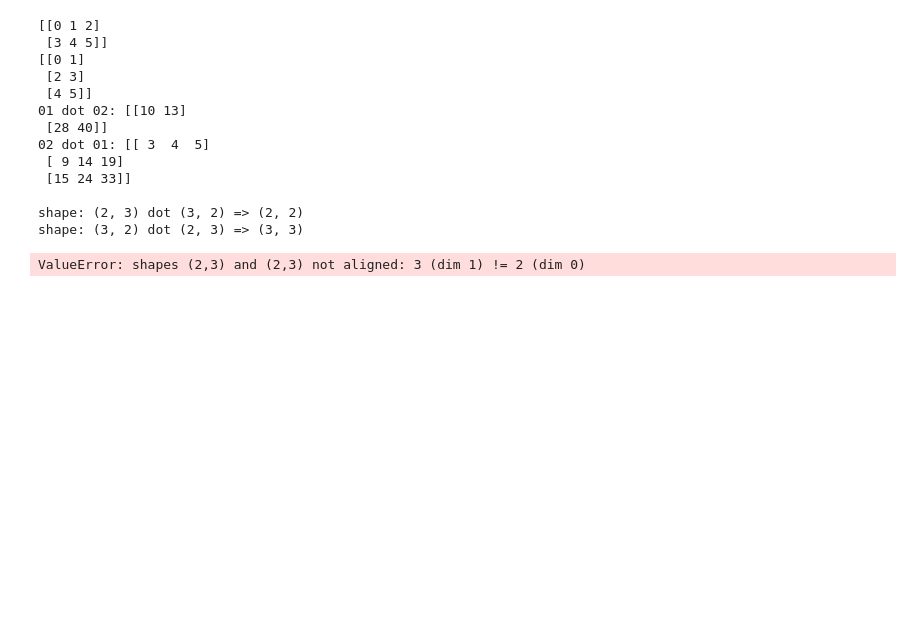
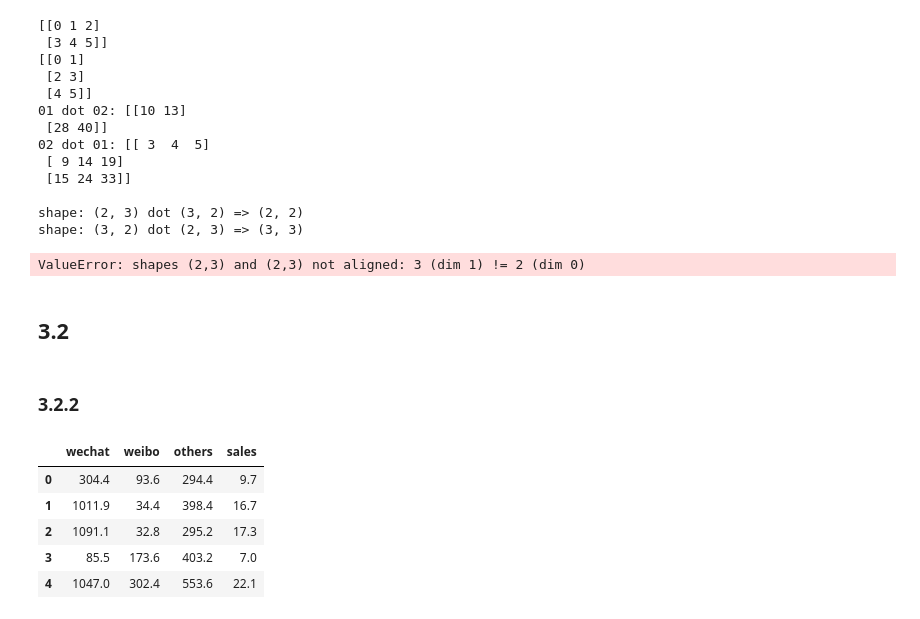
Before and after one commit to MemoryFactory/jupyter_basic, a Jupyter notebook: zero_ml.ipynb, the cells around one changed output. Cells and saved outputs as stored; diff of their text form; code cells hidden in the pictures; blank space fills up the shorter version.

```diff
--- a/zero_ml.ipynb
+++ b/zero_ml.ipynb
@@ -446,3 +446,20 @@ shape: (3, 2) dot (2, 3) => (3, 3)
 print('01 dot 01:', np.dot(matrix_01,matrix_01))
 # %% [output]
 ValueError: shapes (2,3) and (2,3) not aligned: 3 (dim 1) != 2 (dim 0)
+# %% [markdown]
+## 3.2
+# %% [markdown]
+### 3.2.2
+# %%
+import numpy as np
+import pandas as pd
+
+df_ads = pd.read_csv('../resources/Zero-Basic-Machine-Learning/Class3/Example/Ex01/dataset/advertising.csv')
+df_ads.head()
+# %% [output]
+|  | wechat | weibo | others | sales |
+| 0 | 304.4 | 93.6 | 294.4 | 9.7 |
+| 1 | 1011.9 | 34.4 | 398.4 | 16.7 |
+| 2 | 1091.1 | 32.8 | 295.2 | 17.3 |
+| 3 | 85.5 | 173.6 | 403.2 | 7.0 |
+| 4 | 1047.0 | 302.4 | 553.6 | 22.1 |
```
Also changed, not shown: parts of 13 cells of this notebook.
